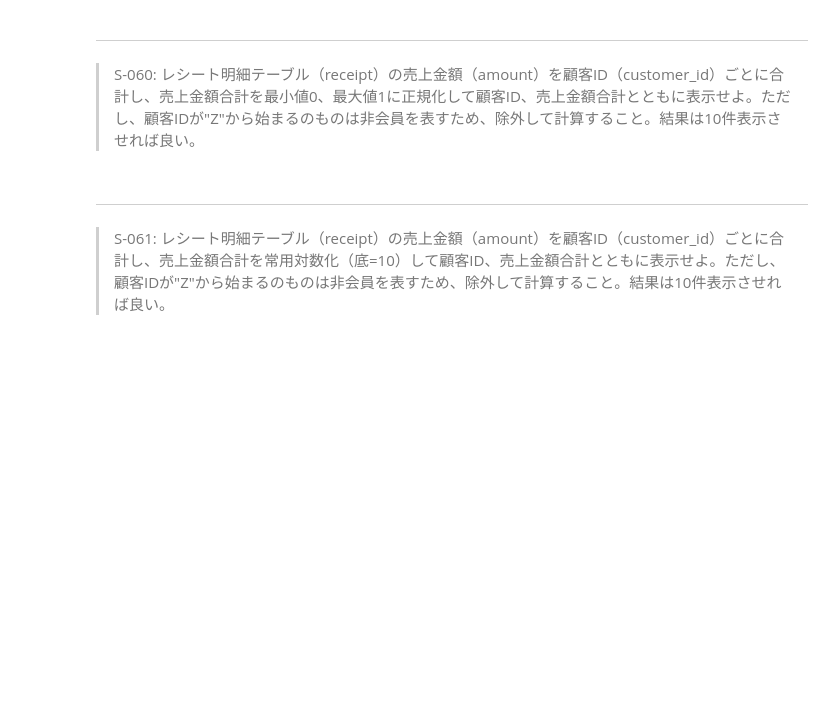
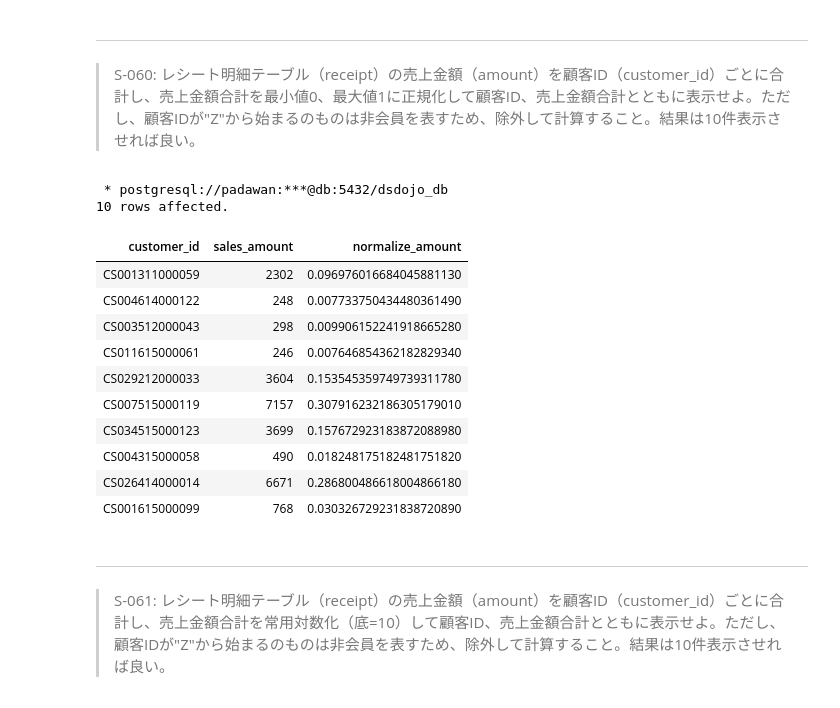
Before and after one commit to kouta0530/jupyter, a Jupyter notebook: practice/100knocks-preprocess/docker/work/preprocess_knock_SQL.ipynb, the cells around one changed output. Drawn from its saved outputs; the diff is of its cells as text; code cells hidden in the pictures; blank space fills up the shorter version.

```diff
--- a/practice/100knocks-preprocess/docker/work/preprocess_knock_SQL.ipynb
+++ b/practice/100knocks-preprocess/docker/work/preprocess_knock_SQL.ipynb
@@ -1540,3 +1538,43 @@ LIMIT 10
+# %%
+%%sql
+WITH sales_amount AS(
+    SELECT
+        customer_id,
+        SUM(amount) as sales_amount
+    FROM
+        receipt
+    WHERE
+        customer_id not like 'Z%'
+    GROUP BY customer_id
+),
+sales_min_max AS(
+    SELECT
+        MAX(sales_amount) AS max_amount,
+        MIN(sales_amount) AS min_amount
+    FROM sales_amount
+)
+SELECT customer_id,
+    sales_amount,
+    (sales_amount - min_amount) * 1.0 / (max_amount - min_amount) * 1.0 AS normalize_amount
+FROM
+    sales_amount
+CROSS JOIN
+    sales_min_max
+LIMIT 10
+# %% [output]
+ * postgresql://padawan:***@db:5432/dsdojo_db
+10 rows affected.
+| customer_id | sales_amount | normalize_amount |
+| CS001311000059 | 2302 | 0.096976016684045881130 |
+| CS004614000122 | 248 | 0.007733750434480361490 |
+| CS003512000043 | 298 | 0.009906152241918665280 |
+| CS011615000061 | 246 | 0.007646854362182829340 |
+| CS029212000033 | 3604 | 0.153545359749739311780 |
+| CS007515000119 | 7157 | 0.307916232186305179010 |
+| CS034515000123 | 3699 | 0.157672923183872088980 |
+| CS004315000058 | 490 | 0.018248175182481751820 |
+| CS026414000014 | 6671 | 0.286800486618004866180 |
+| CS001615000099 | 768 | 0.030326729231838720890 |
 # %% [markdown]
 ---
 > S-061: レシート明細テーブル（receipt）の売上金額（amount）を顧客ID（customer_id）ごとに合計し、売上金額合計を常用対数化（底=10）して顧客ID、売上金額合計とともに表示せよ。ただし、顧客IDが"Z"から始まるのものは非会員を表すため、除外して計算すること。結果は10件表示させれば良い。
```
Also changed, not shown: parts of 1 cell of this notebook.
